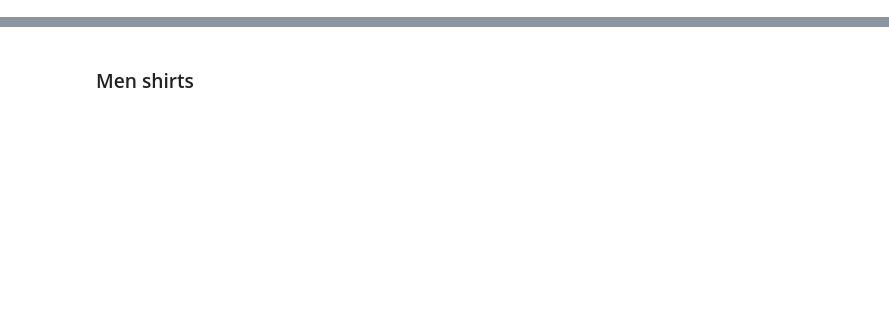
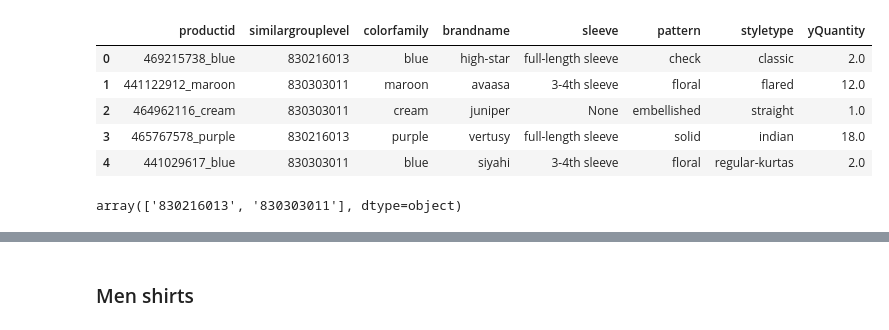
Before and after one commit to bhavesh-couture/Jupyter-Notebooks, a Jupyter notebook: inventory-prediction/dense_embeddings.ipynb, the cells around one changed output, grey strips where cells are left out. Drawn from its saved outputs; the diff is of its cells as text; code cells hidden in the pictures; blank space fills up the shorter version.

Commit message:
[Inventory-Prediction] Modify/Add all the notebooks after month consistency, query-template consistency.

```diff
--- a/inventory-prediction/dense_embeddings.ipynb
+++ b/inventory-prediction/dense_embeddings.ipynb
@@ -103,8 +110,17 @@ def train_model_for_embedding(epochs, input_dimension, embedding_size, x_data, y
 # %%
-df = pq.ParquetDataset("/data/Archive/bhavesh/inventoryPrediction/embeddings/data", fs).read().to_pandas()
+df = pq.ParquetDataset("/data/Archive/bhavesh/InventoryPrediction/2023-04-30/Embeddings/data", fs).read().to_pandas()
 df.head()
+# %% [output]
+|  | productid | similargrouplevel | colorfamily | brandname | sleeve | pattern | styletype | yQuantity |
+| 0 | 469215738_blue | 830216013 | blue | high-star | full-length sleeve | check | classic | 2.0 |
+| 1 | 441122912_maroon | 830303011 | maroon | avaasa | 3-4th sleeve | floral | flared | 12.0 |
+| 2 | 464962116_cream | 830303011 | cream | juniper | None | embellished | straight | 1.0 |
+| 3 | 465767578_purple | 830216013 | purple | vertusy | full-length sleeve | solid | indian | 18.0 |
+| 4 | 441029617_blue | 830303011 | blue | siyahi | 3-4th sleeve | floral | regular-kurtas | 2.0 |
 # %%
 df["similargrouplevel"].unique()
+# %% [output]
+array(['830216013', '830303011'], dtype=object)
 # %%
 menShirts = df[df["similargrouplevel"] == "830216013"].copy().drop(columns=["similargrouplevel"]).fillna("Null")
 womenKurtas = df[df["similargrouplevel"] == "830303011"].copy().drop(columns=["similargrouplevel"]).fillna("Null")
```
Also changed, not shown: parts of 5 cells of this notebook, 6 other files.
